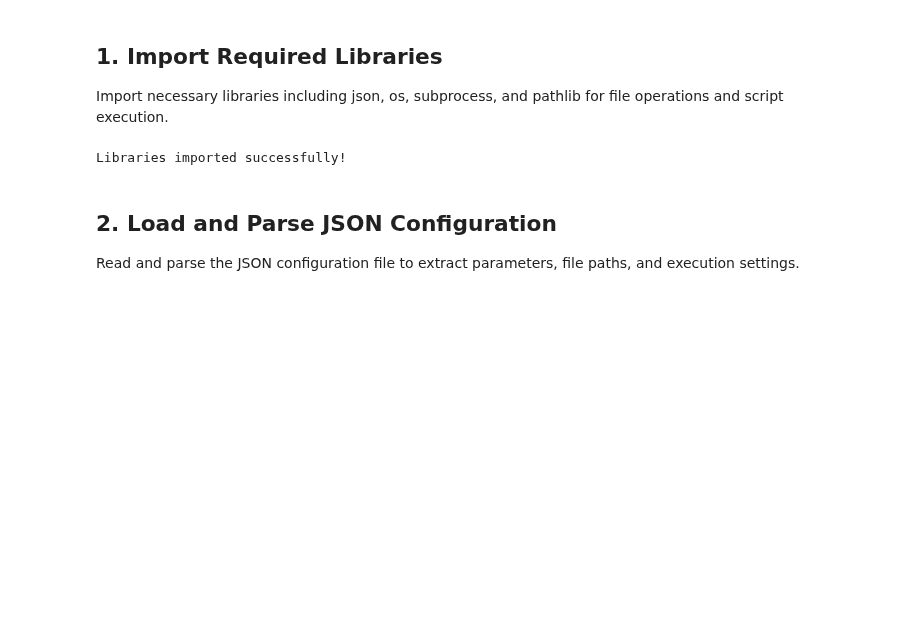
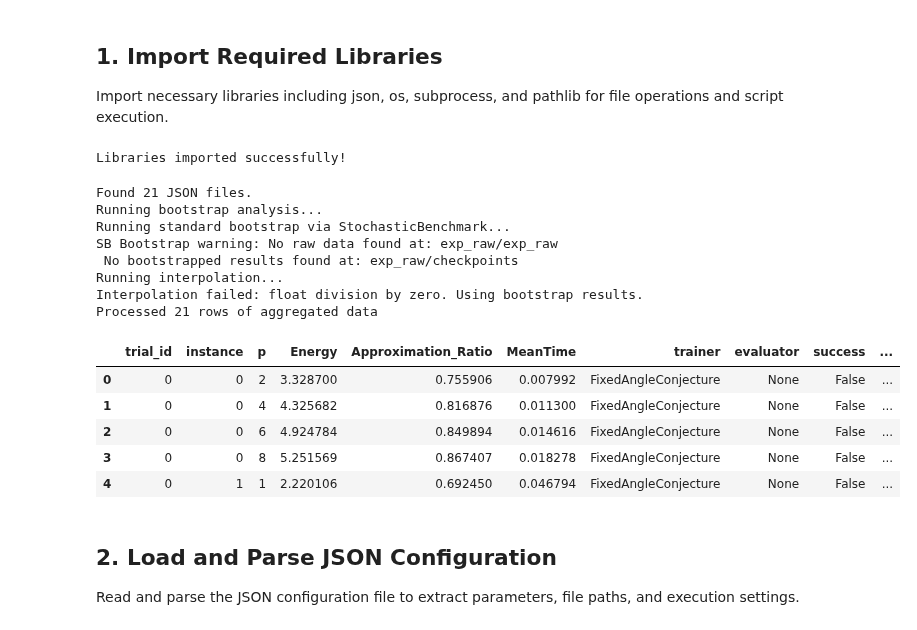
Before and after one commit to bernalde/stochastic-benchmark, a Jupyter notebook: examples/IBM_QAOA/ibm_qaoa_analysis.ipynb, the cells around one changed output. Drawn from its saved outputs; the diff is of its cells as text; code cells hidden in the pictures; blank space fills up the shorter version.

```diff
--- a/examples/IBM_QAOA/ibm_qaoa_analysis.ipynb
+++ b/examples/IBM_QAOA/ibm_qaoa_analysis.ipynb
@@ -46,6 +49,32 @@ print("Libraries imported successfully!")
 %autoreload 2
 # %% [output]
 Libraries imported successfully!
+# %%
+# Process QAOA data using the external script
+# This handles JSON parsing, DataFrame conversion, Bootstrap, and Interpolation
+sb, agg_df = ibm_qaoa_processing.process_qaoa_data(
+    json_pattern="R3R/*.json",
+    output_dir="exp_raw"
+)
+
+# Display the aggregated results
+print(f"Processed {len(agg_df)} rows of aggregated data")
+display(agg_df.head())
+# %% [output]
+Found 21 JSON files.
+Running bootstrap analysis...
+Running standard bootstrap via StochasticBenchmark...
+SB Bootstrap warning: No raw data found at: exp_raw/exp_raw
+ No bootstrapped results found at: exp_raw/checkpoints
+Running interpolation...
+Interpolation failed: float division by zero. Using bootstrap results.
+Processed 21 rows of aggregated data
+|  | trial_id | instance | p | Energy | Approximation_Ratio | MeanTime | trainer | evaluator | success | ... |
+| 0 | 0 | 0 | 2 | 3.328700 | 0.755906 | 0.007992 | FixedAngleConjecture | None | False | ... |
+| 1 | 0 | 0 | 4 | 4.325682 | 0.816876 | 0.011300 | FixedAngleConjecture | None | False | ... |
+| 2 | 0 | 0 | 6 | 4.924784 | 0.849894 | 0.014616 | FixedAngleConjecture | None | False | ... |
+| 3 | 0 | 0 | 8 | 5.251569 | 0.867407 | 0.018278 | FixedAngleConjecture | None | False | ... |
+| 4 | 0 | 1 | 1 | 2.220106 | 0.692450 | 0.046794 | FixedAngleConjecture | None | False | ... |
 # %% [markdown]
 ## 2. Load and Parse JSON Configuration
 
```
Also changed, not shown: parts of 15 cells of this notebook.
